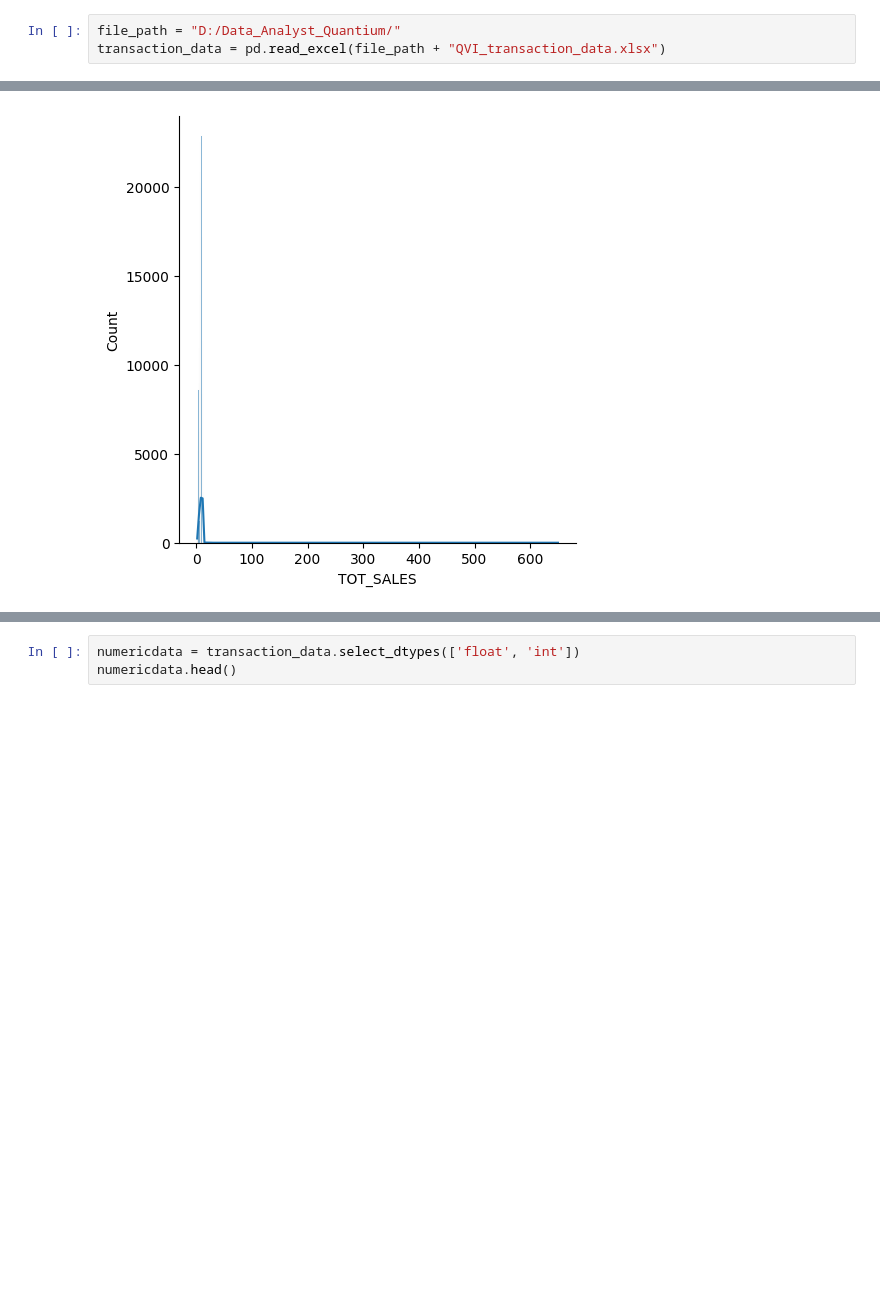
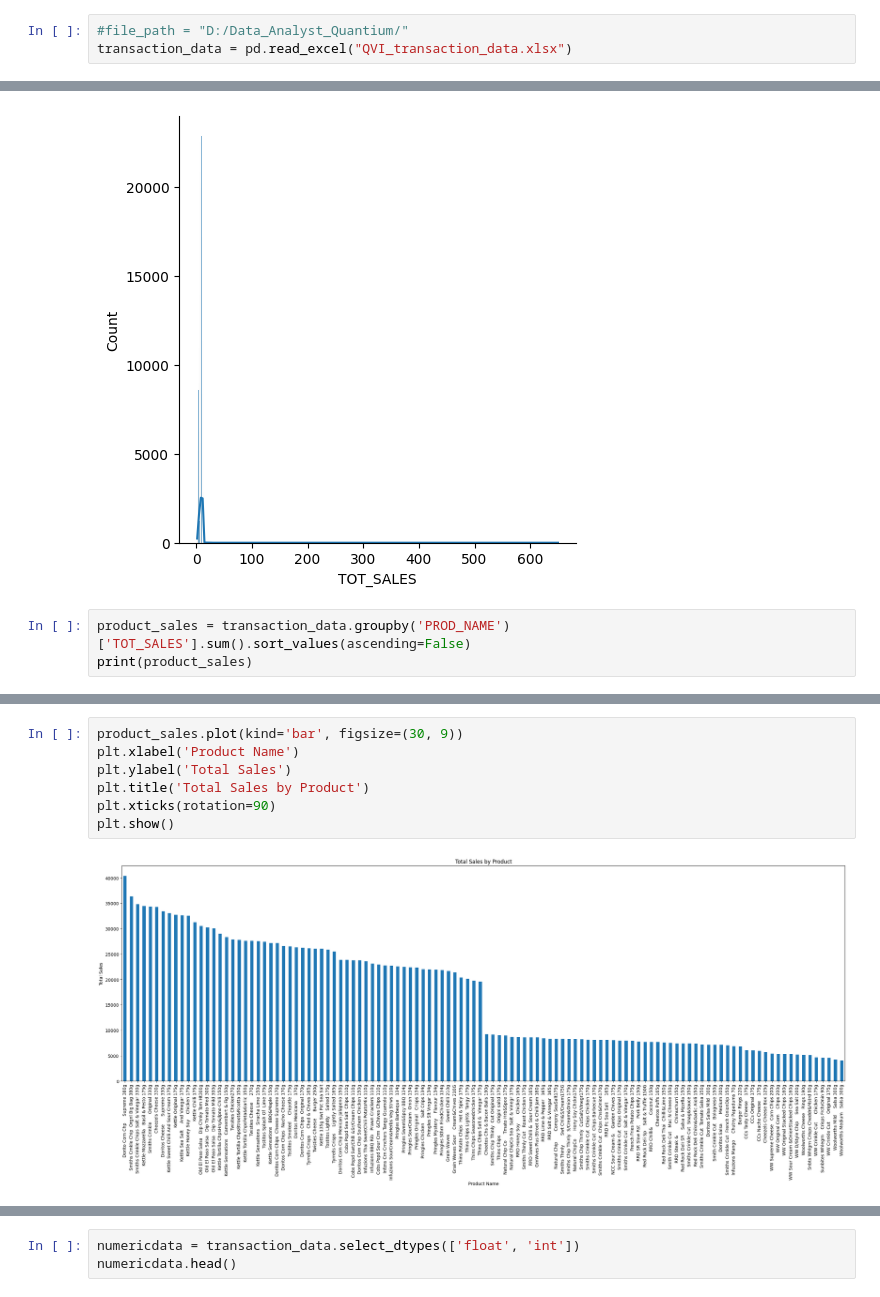
Before and after one commit to Skyoss1/Data-Analyst-Quantium, a Jupyter notebook: Quantium-task1.ipynb, the cells around one changed output, grey strips where cells are left out. Saved outputs shown, nothing was run; the diff lists cells and outputs as text; blank space fills up the shorter version.

```diff
--- a/Quantium-task1.ipynb
+++ b/Quantium-task1.ipynb
@@ -3,8 +3,8 @@ import pandas as pd
 import numpy as np
 import seaborn as sns
 # %%
-file_path = "D:/Data_Analyst_Quantium/"
-transaction_data = pd.read_excel(file_path + "QVI_transaction_data.xlsx")
+#file_path = "D:/Data_Analyst_Quantium/"
+transaction_data = pd.read_excel("QVI_transaction_data.xlsx")
 # %%
 transaction_data.head()
 # %% [output]
@@ -74,3 +75,6 @@ sns.displot(transaction_data.TOT_SALES, kde = True)
 # %% [output]
 <seaborn.axisgrid.FacetGrid at 0x...>
 [figure]
+# %%
+product_sales = transaction_data.groupby('PROD_NAME')['TOT_SALES'].sum().sort_values(ascending=False)
+print(product_sales)
@@ -76,0 +95,9 @@ sns.displot(transaction_data.TOT_SALES, kde = True)
+# %%
+product_sales.plot(kind='bar', figsize=(30, 9))
+plt.xlabel('Product Name')
+plt.ylabel('Total Sales')
+plt.title('Total Sales by Product')
+plt.xticks(rotation=90)
+plt.show()
+# %% [output]
+[figure, added]
```
Also changed, not shown: parts of 4 cells of this notebook.
